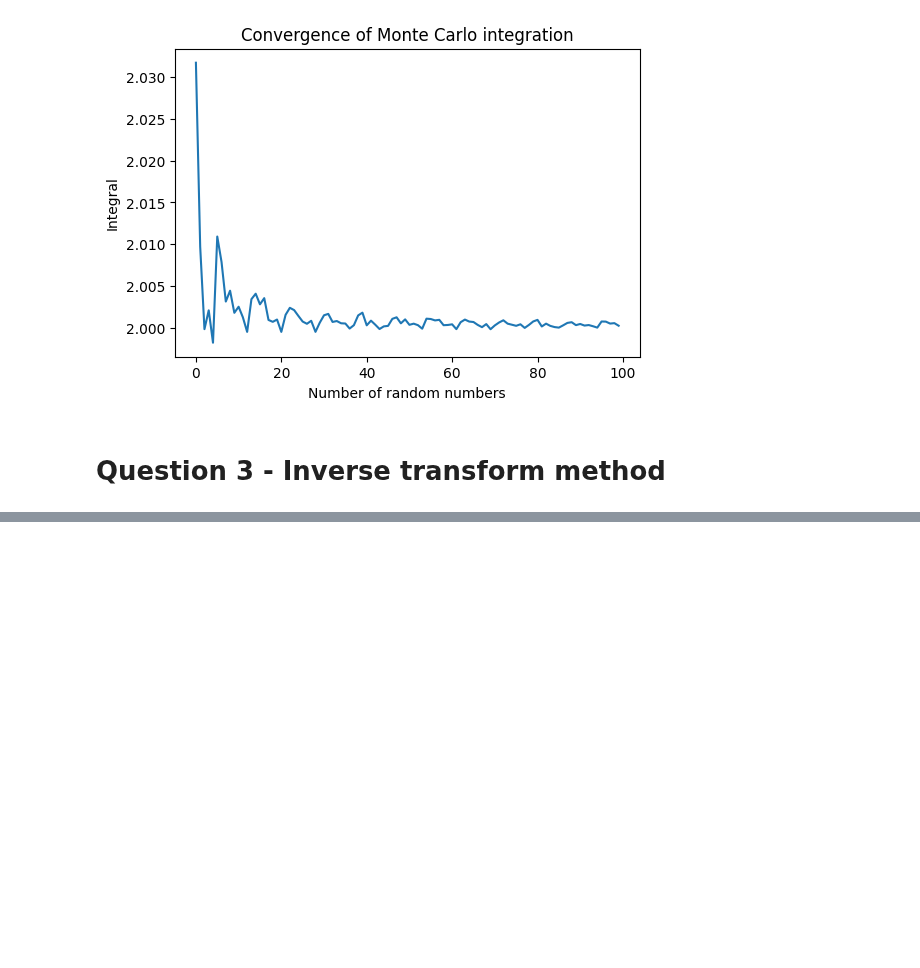
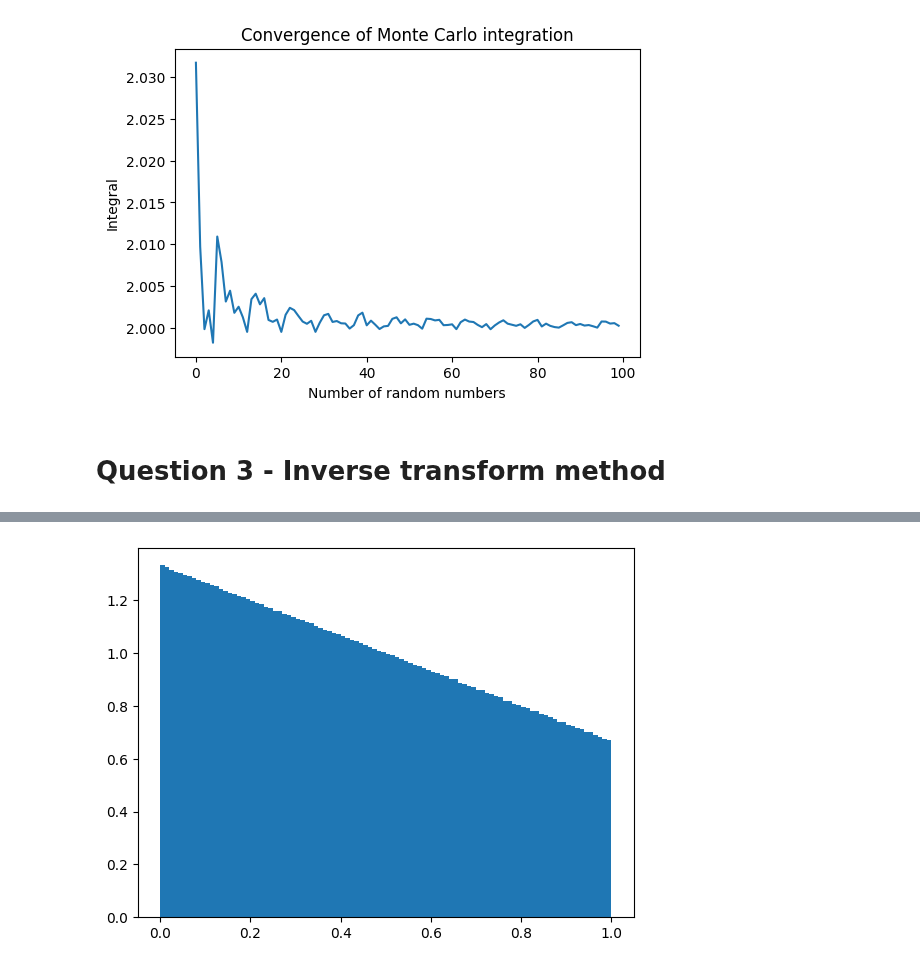
Before and after one commit to chandan-kumarsahu/P452-Computational-Physics, a Jupyter notebook: Assignment_4/As4.ipynb, the cells around one changed output, grey strips where cells are left out. Drawn from its saved outputs; the diff is of its cells as text; code cells hidden in the pictures; blank space fills up the shorter version.

```diff
--- a/Assignment_4/As4.ipynb
+++ b/Assignment_4/As4.ipynb
@@ -177,0 +144,9 @@ plt.show()
+# %%
+def func3_2(x):
+    return(2-0.5*np.sqrt(16-12*x))
+
+t2=func3_2(random_gen(439,1000000,0,1))
+plt.hist(t2,100,density=True)
+plt.show()
+# %% [output]
+[figure, added]
```
Also changed, not shown: parts of 16 cells of this notebook, 25 other files.
